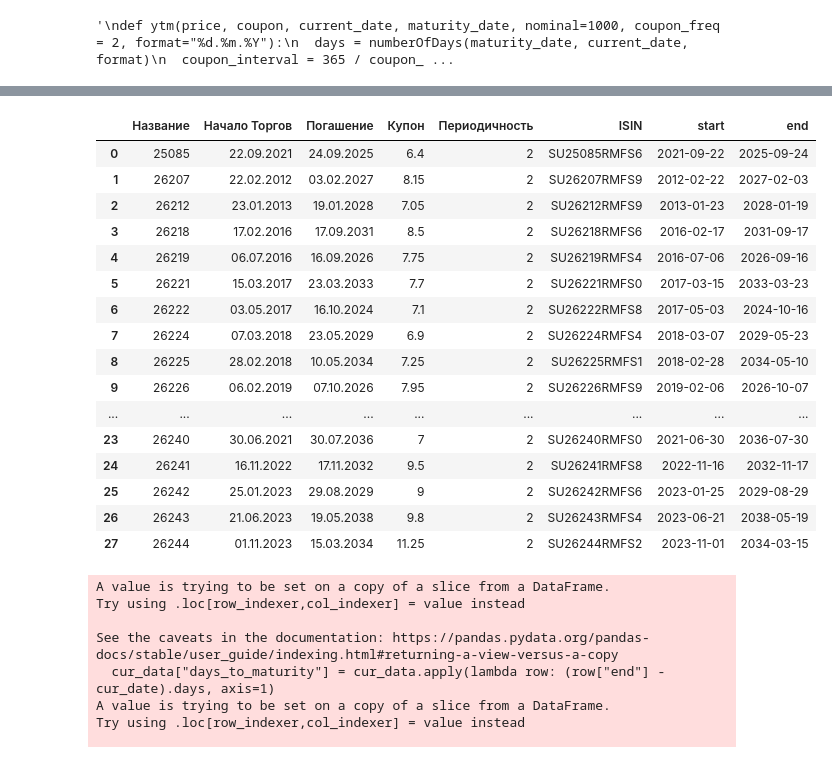
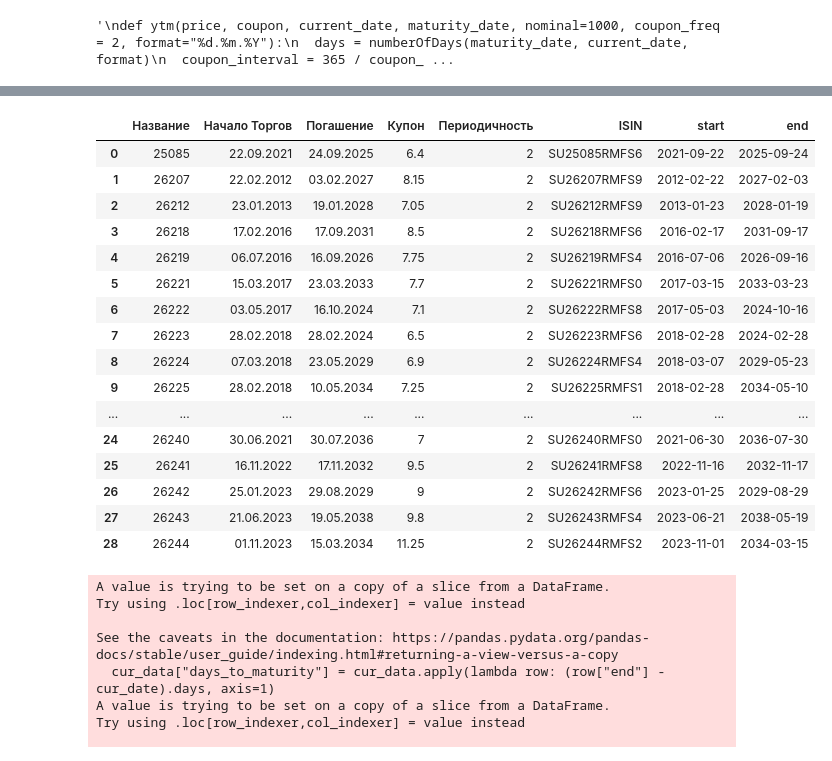
Before and after one commit to SoulDancer27/financial_tools, a Jupyter notebook: ofz/analyzer.ipynb, the cells around one changed output, grey strips where cells are left out. Drawn from its saved outputs; the diff is of its cells as text; code cells hidden in the pictures.

```diff
--- a/analyzer.ipynb
+++ b/ofz/analyzer.ipynb
@@ -92,7 +92,7 @@ data["start"] = data.apply(lambda row: datetime.strptime(row["Начало То
 data["end"] = data.apply(lambda row: datetime.strptime(row["Погашение"], "%d.%m.%Y"), axis=1)
 # %%
 # Pick date
-cur_date_str = "01.04.2024"
+cur_date_str = "10.01.2024"
 cur_date = datetime.strptime(cur_date_str, "%d.%m.%Y")
 print(cur_date)
 # Select papers
@@ -104,20 +104,20 @@ display(cur_data)
 |  | Название | Начало Торгов | Погашение | Купон | Периодичность | ISIN | start | end |
 | 0 | 25085 | 22.09.2021 | 24.09.2025 | 6.4 | 2 | SU25085RMFS6 | 2021-09-22 | 2025-09-24 |
 | 1 | 26207 | 22.02.2012 | 03.02.2027 | 8.15 | 2 | SU26207RMFS9 | 2012-02-22 | 2027-02-03 |
 | 2 | 26212 | 23.01.2013 | 19.01.2028 | 7.05 | 2 | SU26212RMFS9 | 2013-01-23 | 2028-01-19 |
 | 3 | 26218 | 17.02.2016 | 17.09.2031 | 8.5 | 2 | SU26218RMFS6 | 2016-02-17 | 2031-09-17 |
 | 4 | 26219 | 06.07.2016 | 16.09.2026 | 7.75 | 2 | SU26219RMFS4 | 2016-07-06 | 2026-09-16 |
 | 5 | 26221 | 15.03.2017 | 23.03.2033 | 7.7 | 2 | SU26221RMFS0 | 2017-03-15 | 2033-03-23 |
 | 6 | 26222 | 03.05.2017 | 16.10.2024 | 7.1 | 2 | SU26222RMFS8 | 2017-05-03 | 2024-10-16 |
-| 7 | 26224 | 07.03.2018 | 23.05.2029 | 6.9 | 2 | SU26224RMFS4 | 2018-03-07 | 2029-05-23 |
-| 8 | 26225 | 28.02.2018 | 10.05.2034 | 7.25 | 2 | SU26225RMFS1 | 2018-02-28 | 2034-05-10 |
-| 9 | 26226 | 06.02.2019 | 07.10.2026 | 7.95 | 2 | SU26226RMFS9 | 2019-02-06 | 2026-10-07 |
+| 7 | 26223 | 28.02.2018 | 28.02.2024 | 6.5 | 2 | SU26223RMFS6 | 2018-02-28 | 2024-02-28 |
+| 8 | 26224 | 07.03.2018 | 23.05.2029 | 6.9 | 2 | SU26224RMFS4 | 2018-03-07 | 2029-05-23 |
+| 9 | 26225 | 28.02.2018 | 10.05.2034 | 7.25 | 2 | SU26225RMFS1 | 2018-02-28 | 2034-05-10 |
 | ... | ... | ... | ... | ... | ... | ... | ... | ... |
-| 23 | 26240 | 30.06.2021 | 30.07.2036 | 7 | 2 | SU26240RMFS0 | 2021-06-30 | 2036-07-30 |
-| 24 | 26241 | 16.11.2022 | 17.11.2032 | 9.5 | 2 | SU26241RMFS8 | 2022-11-16 | 2032-11-17 |
-| 25 | 26242 | 25.01.2023 | 29.08.2029 | 9 | 2 | SU26242RMFS6 | 2023-01-25 | 2029-08-29 |
-| 26 | 26243 | 21.06.2023 | 19.05.2038 | 9.8 | 2 | SU26243RMFS4 | 2023-06-21 | 2038-05-19 |
-| 27 | 26244 | 01.11.2023 | 15.03.2034 | 11.25 | 2 | SU26244RMFS2 | 2023-11-01 | 2034-03-15 |
+| 24 | 26240 | 30.06.2021 | 30.07.2036 | 7 | 2 | SU26240RMFS0 | 2021-06-30 | 2036-07-30 |
+| 25 | 26241 | 16.11.2022 | 17.11.2032 | 9.5 | 2 | SU26241RMFS8 | 2022-11-16 | 2032-11-17 |
+| 26 | 26242 | 25.01.2023 | 29.08.2029 | 9 | 2 | SU26242RMFS6 | 2023-01-25 | 2029-08-29 |
+| 27 | 26243 | 21.06.2023 | 19.05.2038 | 9.8 | 2 | SU26243RMFS4 | 2023-06-21 | 2038-05-19 |
+| 28 | 26244 | 01.11.2023 | 15.03.2034 | 11.25 | 2 | SU26244RMFS2 | 2023-11-01 | 2034-03-15 |
 # %%
 # Calculate yield to maturity
 cur_data["days_to_maturity"] = cur_data.apply(lambda row: (row["end"] - cur_date).days, axis=1)
```
Also changed, not shown: parts of 3 cells of this notebook, 14 other files.
